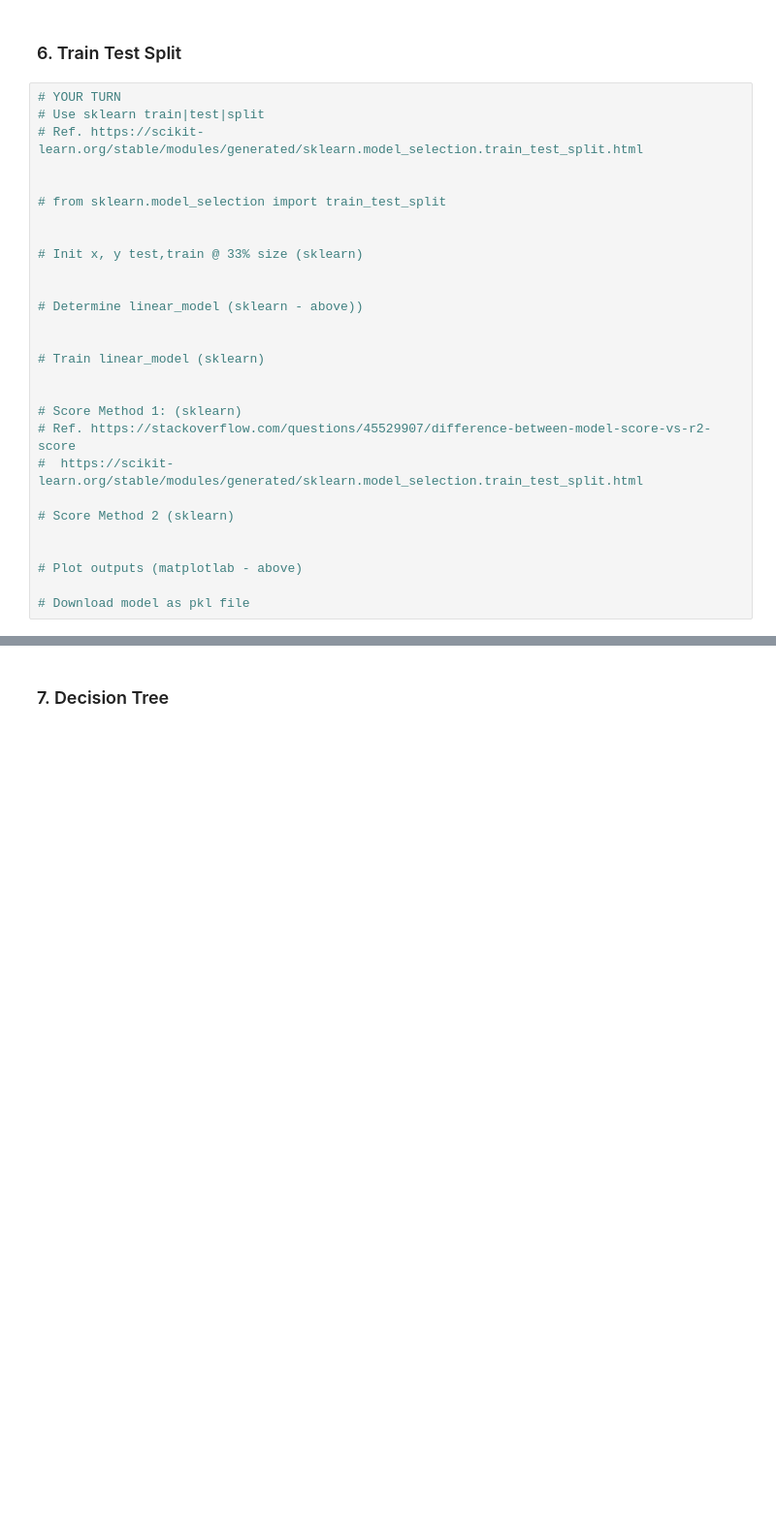
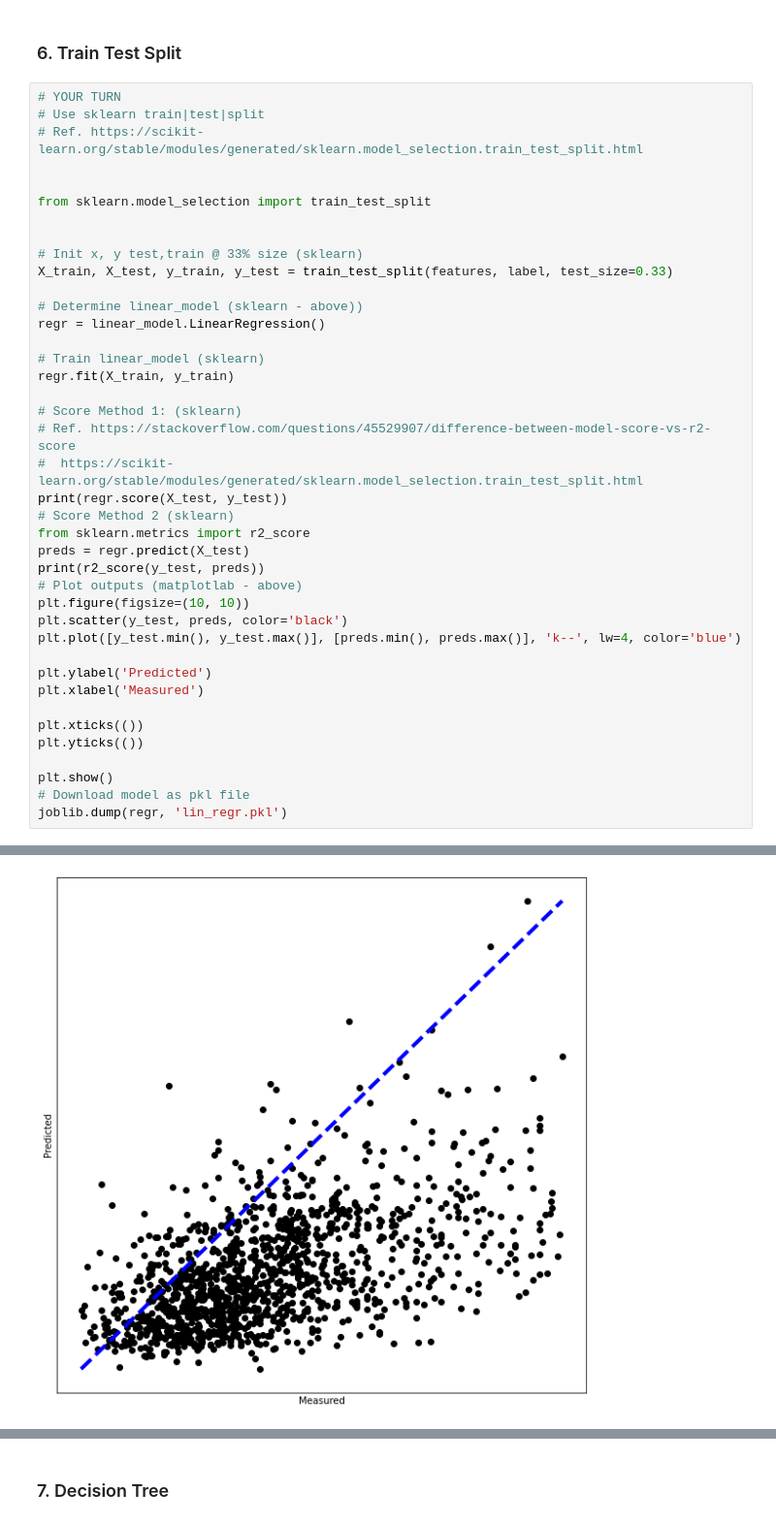
Before and after one commit to Kevin-Zhao-Github/s14lab2, a Jupyter notebook: lab2_pricing_houses.ipynb, the cells around one changed output, grey strips where cells are left out. Shown at 97% size. Drawn from its saved outputs; the diff is of its cells as text; blank space fills up the shorter version.

Commit message:
Two models

```diff
--- a/lab2_pricing_houses.ipynb
+++ b/lab2_pricing_houses.ipynb
@@ -280,25 +280,38 @@ joblib.dump(regr, 'regr.pkl')
 # Ref. https://scikit-learn.org/stable/modules/generated/sklearn.model_selection.train_test_split.html
 
 
-# from sklearn.model_selection import train_test_split
+from sklearn.model_selection import train_test_split
 
 
 # Init x, y test,train @ 33% size (sklearn)
-
+X_train, X_test, y_train, y_test = train_test_split(features, label, test_size=0.33)
 
 # Determine linear_model (sklearn - above))
-
+regr = linear_model.LinearRegression()
 
 # Train linear_model (sklearn)
-
+regr.fit(X_train, y_train)
 
 # Score Method 1: (sklearn)
 # Ref. https://stackoverflow.com/questions/45529907/difference-between-model-score-vs-r2-score
 #  https://scikit-learn.org/stable/modules/generated/sklearn.model_selection.train_test_split.html
+print(regr.score(X_test, y_test))
+# Score Method 2 (sklearn)
+from sklearn.metrics import r2_score
+preds = regr.predict(X_test)
+print(r2_score(y_test, preds))
+# Plot outputs (matplotlab - above)
+plt.figure(figsize=(10, 10))
+plt.scatter(y_test, preds, color='black')
+plt.plot([y_test.min(), y_test.max()], [preds.min(), preds.max()], 'k--', lw=4, color='blue')
 
-# Score Method 2 (sklearn)
+plt.ylabel('Predicted')
+plt.xlabel('Measured')
 
+plt.xticks(())
+plt.yticks(())
 
-# Plot outputs (matplotlab - above)
-
+plt.show()
 # Download model as pkl file
+joblib.dump(regr, 'lin_regr.pkl')
+# %% [output]
@@ -304,0 +320 @@ joblib.dump(regr, 'regr.pkl')
+[figure, added]
```
Also changed, not shown: parts of 4 cells of this notebook, 5 other files.
